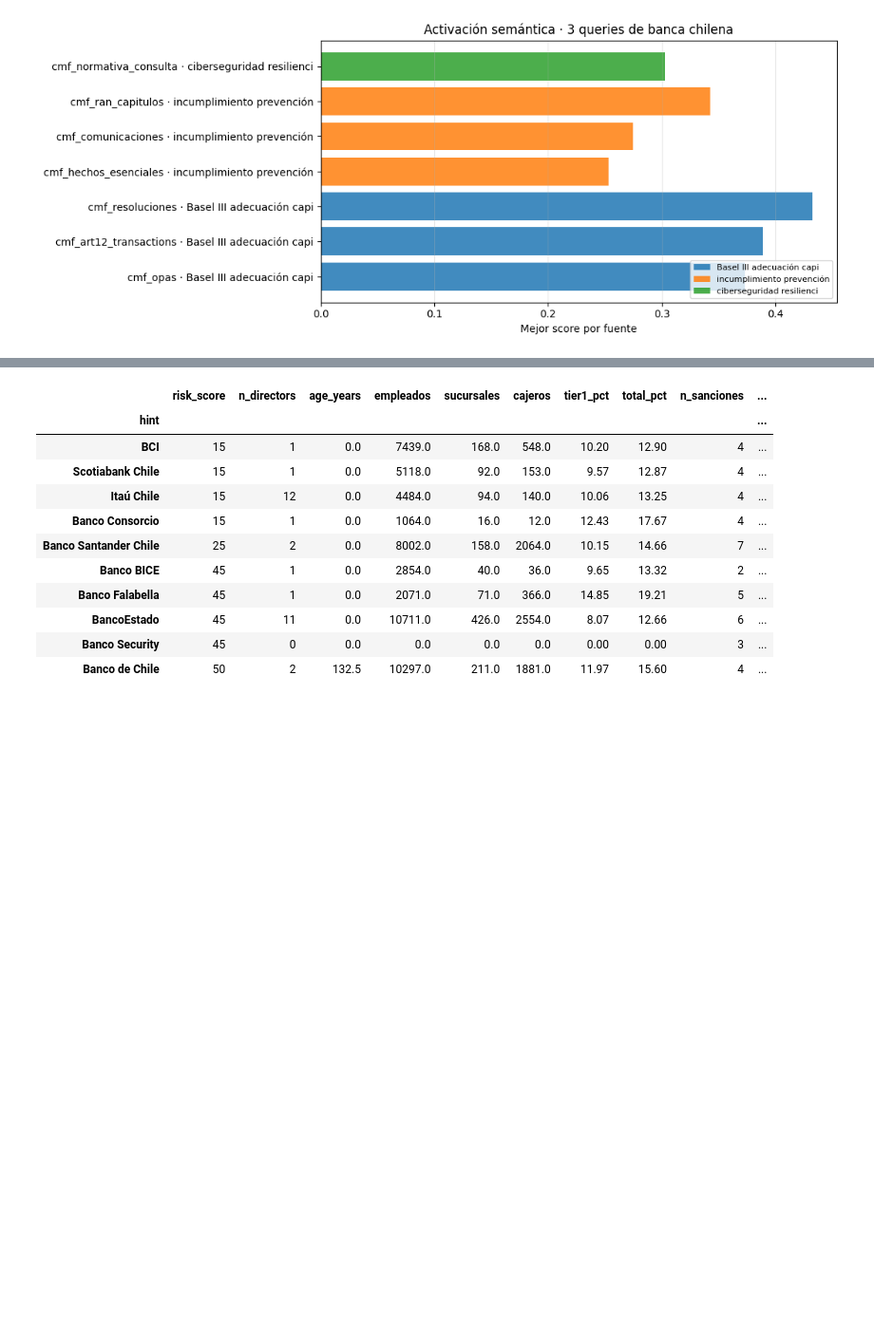
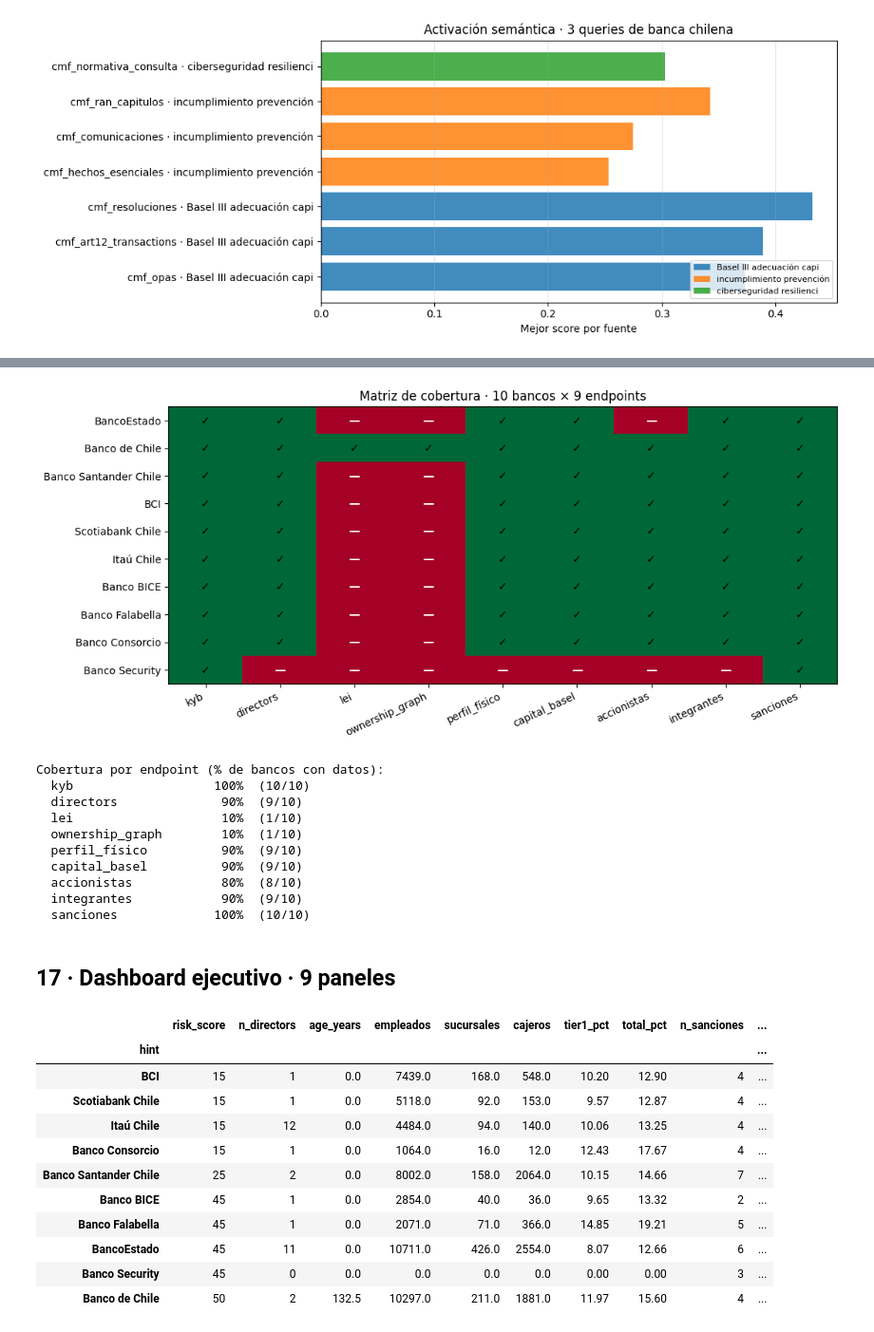
Before and after one commit to l0rdbarcsacs/cerberus-sdk-python, a Jupyter notebook: examples/notebooks/04-top10-bancos-chile.ipynb, the cells around one changed output, grey strips where cells are left out. Shown at 95% size. Cells and saved outputs as stored; diff of their text form; code cells hidden in the pictures; blank space fills up the shorter version.

```diff
--- a/examples/notebooks/04-top10-bancos-chile.ipynb
+++ b/examples/notebooks/04-top10-bancos-chile.ipynb
@@ -745,0 +697,20 @@ RUT del emisor cuando aplica:
+# %%
+# Timeline scatter — fecha × banco, tamaño = multa UF
+df_t = df_sanc.dropna(subset=["fecha"]).copy()
+if len(df_t):
+    df_t["multa_uf_num_filled"] = df_t["multa_uf_num"].fillna(50)
+    bank_order = sorted(df_t["banco"].unique())
+    bank_to_y = {b: i for i, b in enumerate(bank_order)}
+    df_t["y"] = df_t["banco"].map(bank_to_y)
+
+    fig, ax = plt.subplots(figsize=(13, 5))
+    sc = ax.scatter(df_t["fecha"], df_t["y"],
+                    s=df_t["multa_uf_num_filled"].clip(50, 5000) * 0.5,
+                    c=df_t["multa_uf_num_filled"], cmap="OrRd", alpha=0.7,
+                    edgecolor="black", linewidth=0.5)
+    ax.set_yticks(list(bank_to_y.values()))
+    ax.set_yticklabels(list(bank_to_y.keys()))
+    ax.set_title("Sanciones por banco · timeline (size/color = multa UF)")
+    fig.colorbar(sc, ax=ax, label="multa UF")
+    ax.grid(alpha=0.3)
+    plt.tight_layout(); plt.show()
@@ -853 +952,44 @@ sanciones · UF total multas · cross-ref matches · directores.
+# %%
+# Visualizar la matriz de cobertura como heatmap binario
+def _to_bin(v):
+    if v == "✓": return 1
+    if v == "—": return 0
+    try:
+        return 1 if int(v) > 0 else 0
+    except (ValueError, TypeError):
+        return 0
+
+binary = df_cov2.map(_to_bin).astype(int)
+
+fig, ax = plt.subplots(figsize=(11, 5))
+im = ax.imshow(binary.values, cmap="RdYlGn", aspect="auto", vmin=0, vmax=1)
+ax.set_xticks(range(len(binary.columns))); ax.set_xticklabels(binary.columns, rotation=25, ha="right")
+ax.set_yticks(range(len(binary))); ax.set_yticklabels(binary.index)
+for i in range(len(binary)):
+    for j in range(len(binary.columns)):
+        v = binary.iloc[i, j]
+        ax.text(j, i, "✓" if v else "—", ha="center", va="center",
+                color="white" if v == 0 else "black", fontsize=11, fontweight="bold")
+ax.set_title("Matriz de cobertura · 10 bancos × 9 endpoints")
+plt.tight_layout(); plt.show()
+
+# Cobertura agregada
+print(f"\nCobertura por endpoint (% de bancos con datos):")
+for col in binary.columns:
+    pct = binary[col].mean() * 100
+    print(f"  {col:18s}  {pct:>5.0f}%  ({int(binary[col].sum())}/{len(binary)})")
+# %% [output]
+[figure, added]
+Cobertura por endpoint (% de bancos con datos):
+  kyb                   100%  (10/10)
+  directors              90%  (9/10)
+  lei                    10%  (1/10)
+  ownership_graph        10%  (1/10)
+  perfil_físico          90%  (9/10)
+  capital_basel          90%  (9/10)
+  accionistas            80%  (8/10)
+  integrantes            90%  (9/10)
+  sanciones             100%  (10/10)
+# %% [markdown]
+## 17 · Dashboard ejecutivo · 9 paneles
 # %%
```
Also changed, not shown: parts of 68 cells of this notebook.
